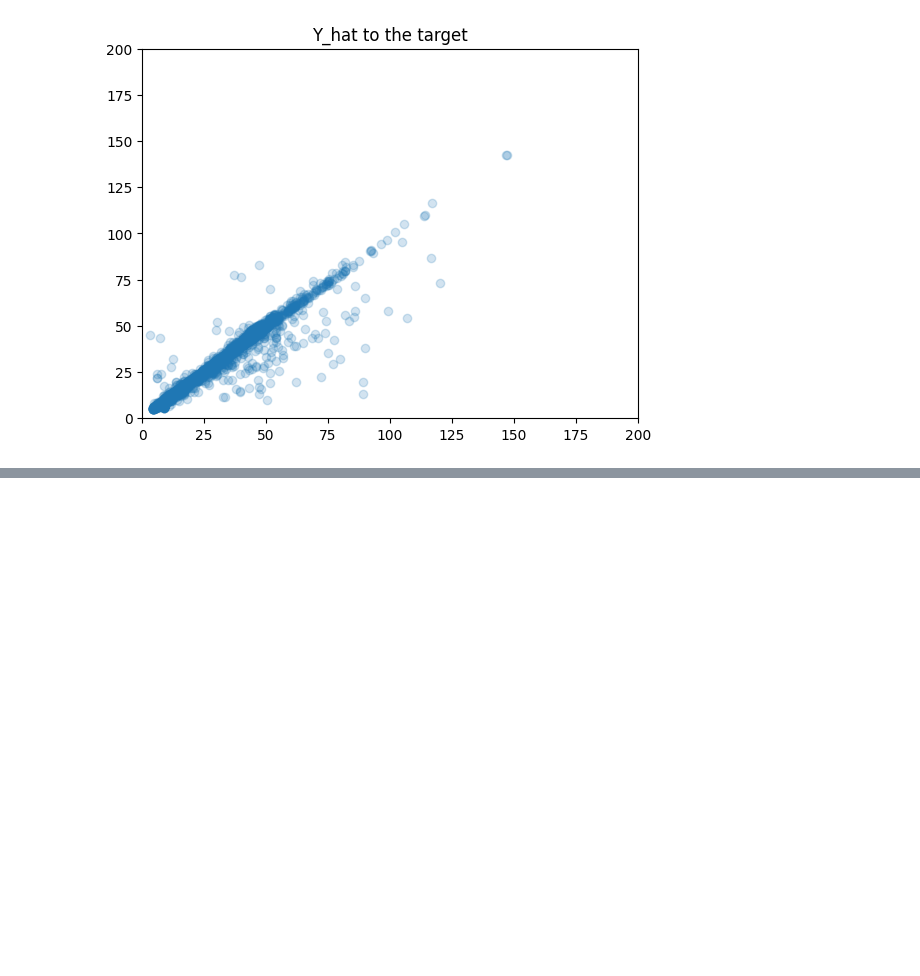
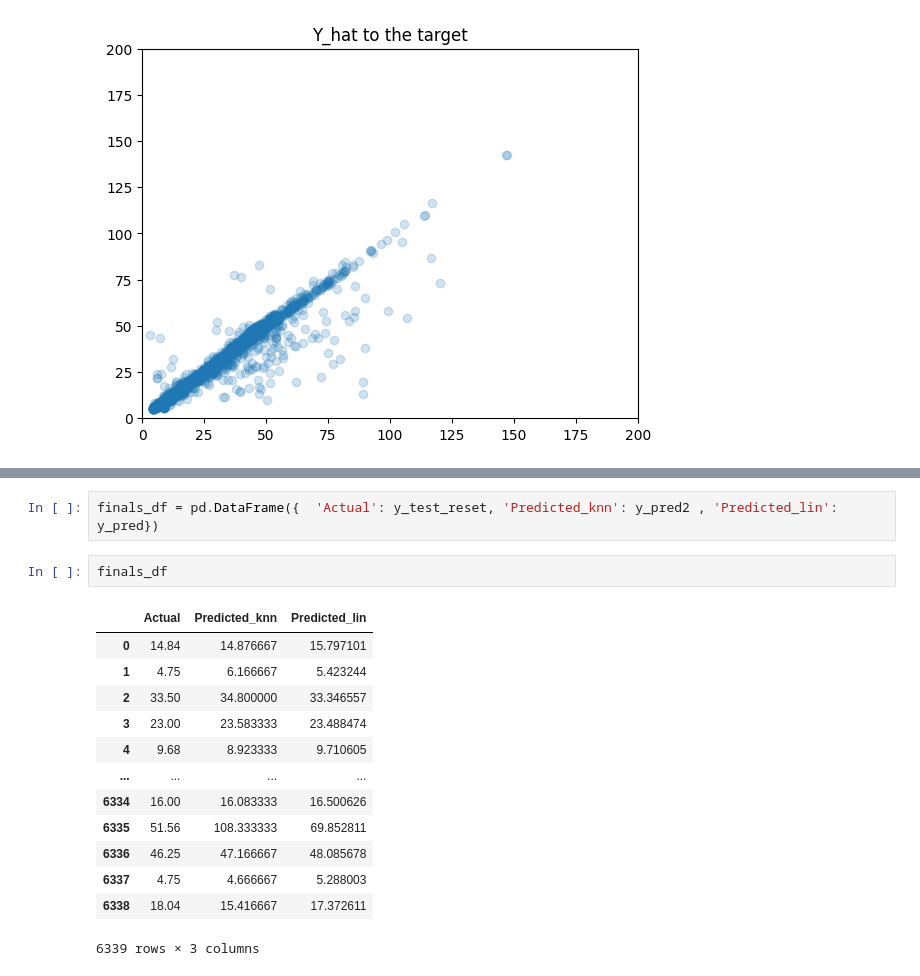
Before and after one commit to tadros12/ml-project, a Jupyter notebook: model/project.ipynb, the cells around one changed output, grey strips where cells are left out. Cells and saved outputs as stored; diff of their text form; blank space fills up the shorter version.

```diff
--- a/model/project.ipynb
+++ b/model/project.ipynb
@@ -357,0 +365,18 @@ RMSE of KNN Regression model: 4.82
+# %%
+finals_df = pd.DataFrame({  'Actual': y_test_reset, 'Predicted_knn': y_pred2 , 'Predicted_lin': y_pred})
+# %%
+finals_df
+# %% [output]
+|  | Actual | Predicted_knn | Predicted_lin |
+| 0 | 14.84 | 14.876667 | 15.797101 |
+| 1 | 4.75 | 6.166667 | 5.423244 |
+| 2 | 33.50 | 34.800000 | 33.346557 |
+| 3 | 23.00 | 23.583333 | 23.488474 |
+| 4 | 9.68 | 8.923333 | 9.710605 |
+| ... | ... | ... | ... |
+| 6334 | 16.00 | 16.083333 | 16.500626 |
+| 6335 | 51.56 | 108.333333 | 69.852811 |
+| 6336 | 46.25 | 47.166667 | 48.085678 |
+| 6337 | 4.75 | 4.666667 | 5.288003 |
+| 6338 | 18.04 | 15.416667 | 17.372611 |
+6339 rows × 3 columns
```
Also changed, not shown: parts of 4 cells of this notebook.
